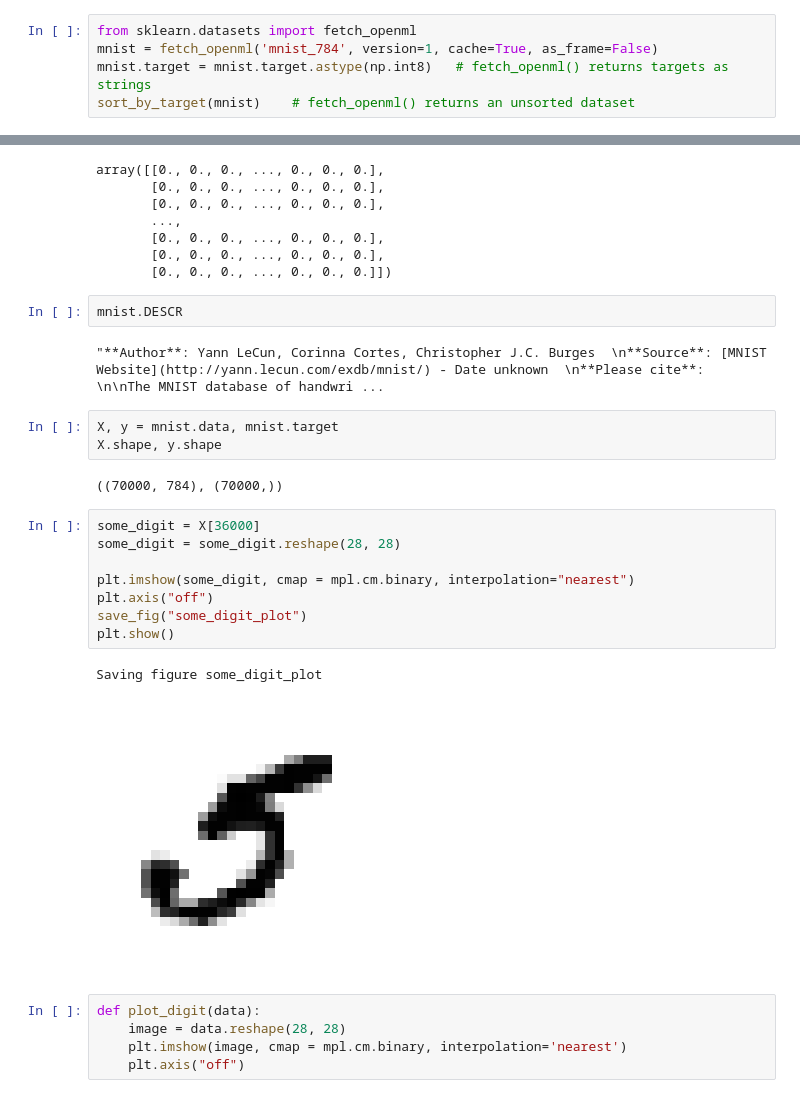
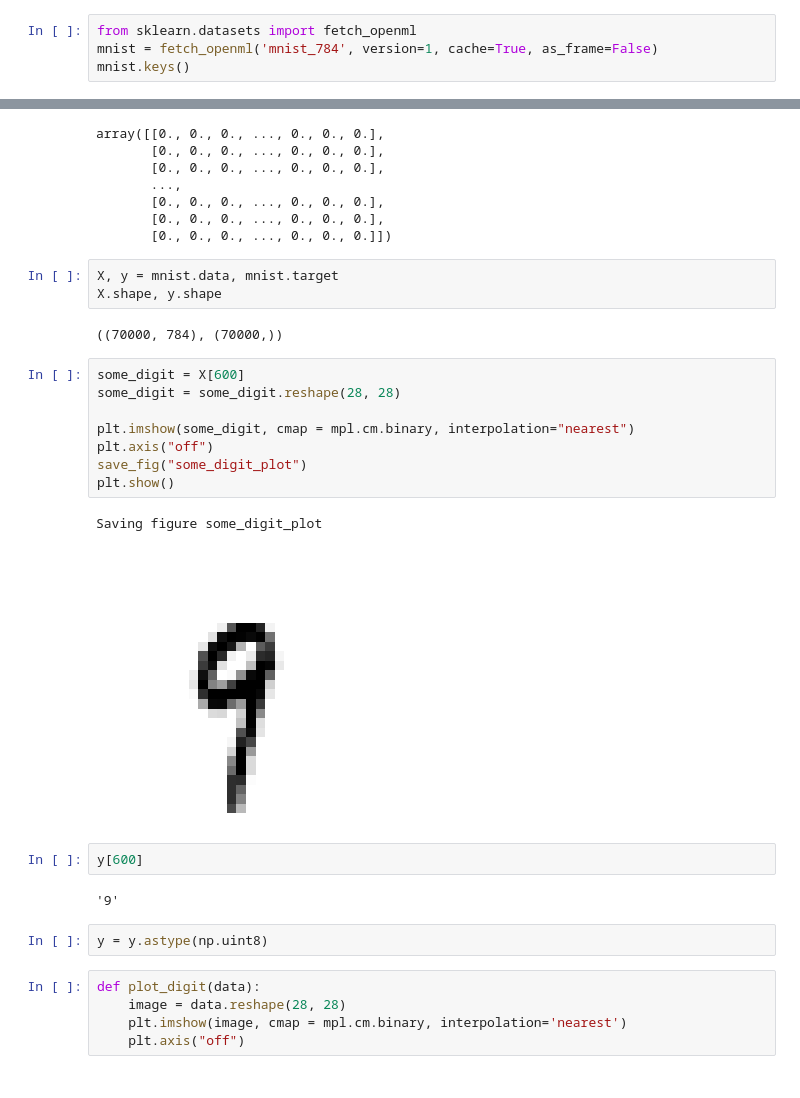
Before and after one commit to Tran-Quang-Phuc/Hand_on_Machine_Learning, a Jupyter notebook: 03_classification.ipynb, the cells around one changed output, grey strips where cells are left out. Drawn from its saved outputs; the diff is of its cells as text.

```diff
--- a/03_classification.ipynb
+++ b/03_classification.ipynb
@@ -38,5 +30,4 @@ def sort_by_target(mnist):
 # %%
 from sklearn.datasets import fetch_openml
 mnist = fetch_openml('mnist_784', version=1, cache=True, as_frame=False)
-mnist.target = mnist.target.astype(np.int8)   # fetch_openml() returns targets as strings
-sort_by_target(mnist)    # fetch_openml() returns an unsorted dataset
+mnist.keys()
@@ -54,26 +47,28 @@ array([[0., 0., 0., ..., 0., 0., 0.],
        [0., 0., 0., ..., 0., 0., 0.],
        [0., 0., 0., ..., 0., 0., 0.],
        [0., 0., 0., ..., 0., 0., 0.]])
-# %%
-mnist.DESCR
-# %% [output]
-"**Author**: Yann LeCun, Corinna Cortes, Christopher J.C. Burges  \n**Source**: [MNIST Website](http://yann.lecun.com/exdb/mnist/) - Date unknown  \n**Please cite**:  \n\nThe MNIST database of handwri ...
 # %%
 X, y = mnist.data, mnist.target
 X.shape, y.shape
 # %% [output]
 ((70000, 784), (70000,))
 # %%
-some_digit = X[36000]
+some_digit = X[600]
 some_digit = some_digit.reshape(28, 28)
 
 plt.imshow(some_digit, cmap = mpl.cm.binary, interpolation="nearest")
 plt.axis("off")
 save_fig("some_digit_plot")
 plt.show()
 # %% [output]
 Saving figure some_digit_plot
-[figure, old version]
+[figure, new version]
+# %%
+y[600]
+# %% [output]
+'9'
+# %%
+y = y.astype(np.uint8)
 # %%
 def plot_digit(data):
     image = data.reshape(28, 28)
```
Also changed, not shown: parts of 82 cells of this notebook.
